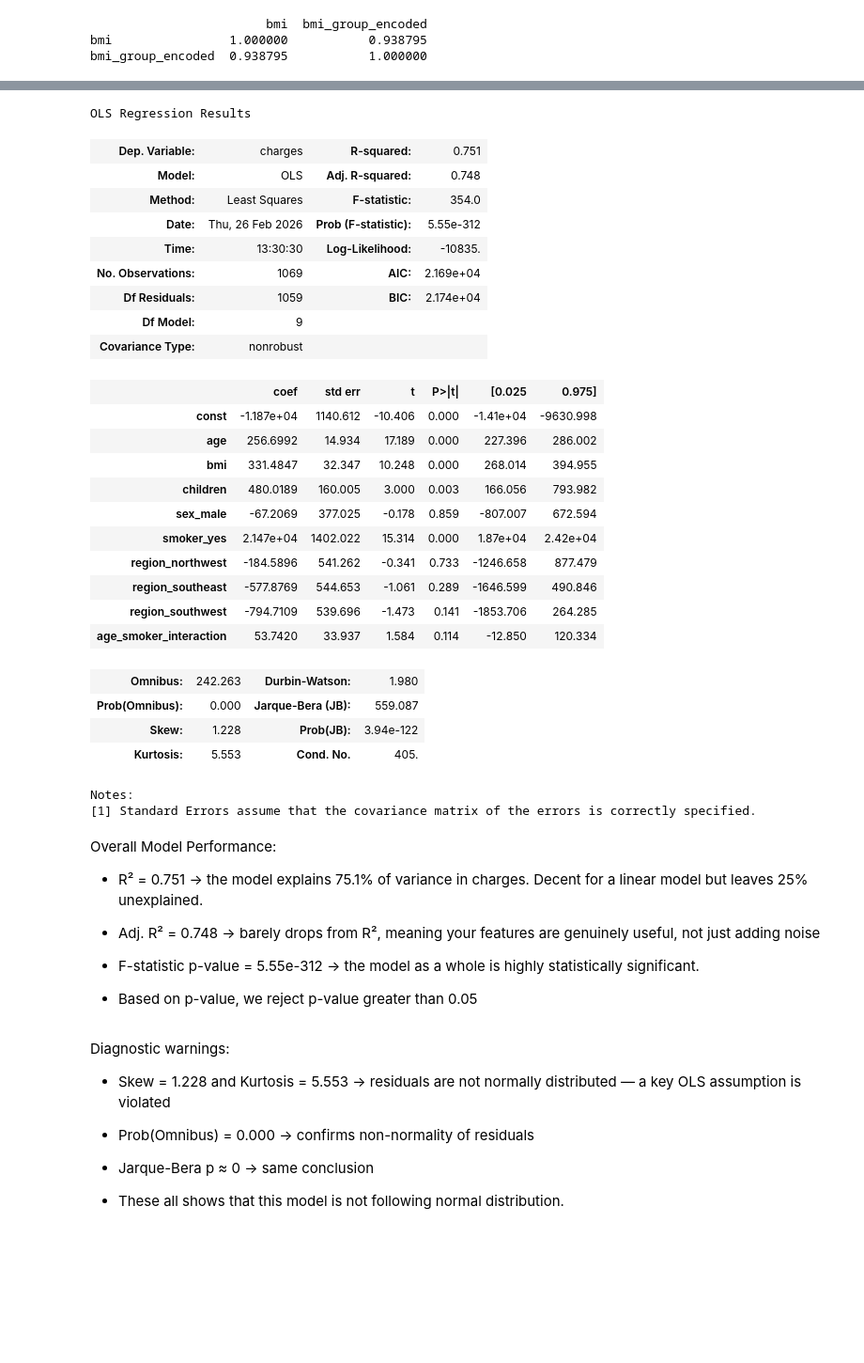
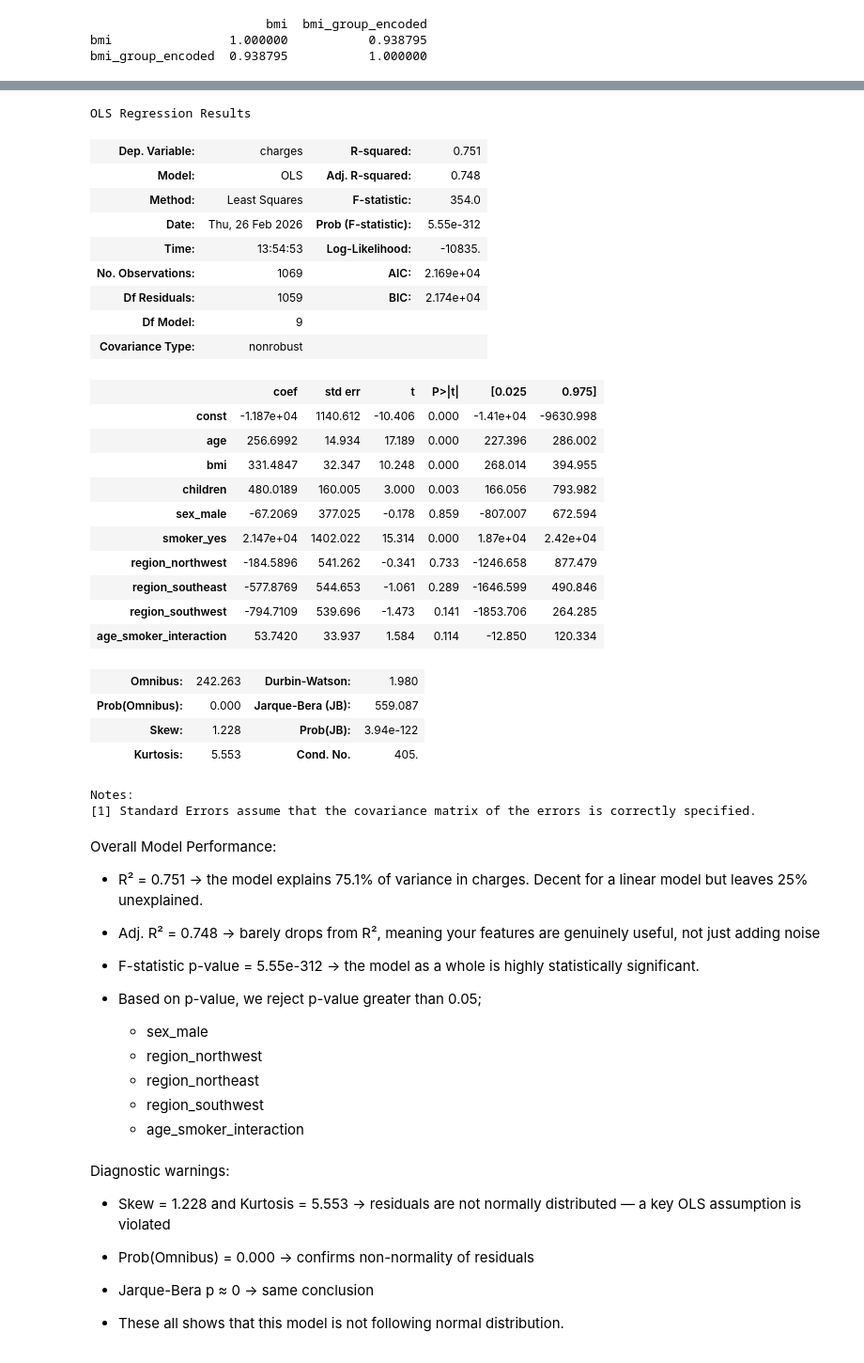
Before and after one commit to aparna-2001/medical-insurance-charges-ML-model-2021-2025, a Jupyter notebook: medical_insurance_charges_ML_model_2021_2025.ipynb, the cells around one changed output, grey strips where cells are left out. Shown at 94% size. Drawn from its saved outputs; the diff is of its cells as text; code cells hidden in the pictures; blank space fills up the shorter version.

```diff
--- a/medical_insurance_charges_ML_model_2021_2025.ipynb
+++ b/medical_insurance_charges_ML_model_2021_2025.ipynb
@@ -617,23 +618,23 @@ memory usage: 104.6 KB
 # %%
 x = sm.add_constant(medical_df_clean.drop(columns=['charges']))
 y = medical_df_clean['charges']
 
 
 train_x, test_x, train_y, test_y = train_test_split(x,
                  y,
                  train_size = 0.8,
                  random_state = 100)
 
-model_1 = sm.OLS(train_y, train_x).fit().summary()
+model_1 = sm.OLS(train_y, train_x).fit()
 
-model_1
+model_1.summary()
 # %% [output]
 OLS Regression Results
 | Dep. Variable: | charges | R-squared: | 0.751 |
 | Model: | OLS | Adj. R-squared: | 0.748 |
 | Method: | Least Squares | F-statistic: | 354.0 |
 | Date: | Thu, 26 Feb 2026 | Prob (F-statistic): | 5.55e-312 |
-| Time: | 13:30:30 | Log-Likelihood: | -10835. |
+| Time: | 13:54:53 | Log-Likelihood: | -10835. |
 | No. Observations: | 1069 | AIC: | 2.169e+04 |
 | Df Residuals: | 1059 | BIC: | 2.174e+04 |
 | Df Model: | 9 |  |  |
@@ -664,7 +665,12 @@ Overall Model Performance:
 
 * F-statistic p-value = 5.55e-312 → the model as a whole is highly statistically significant.
 
-* Based on p-value, we reject p-value greater than 0.05
+* Based on p-value, we reject p-value greater than 0.05;
+    * sex_male
+    * region_northwest
+    * region_northeast
+    * region_southwest
+    * age_smoker_interaction
 # %% [markdown]
 Diagnostic warnings:
 
```
Also changed, not shown: parts of 9 cells of this notebook.
